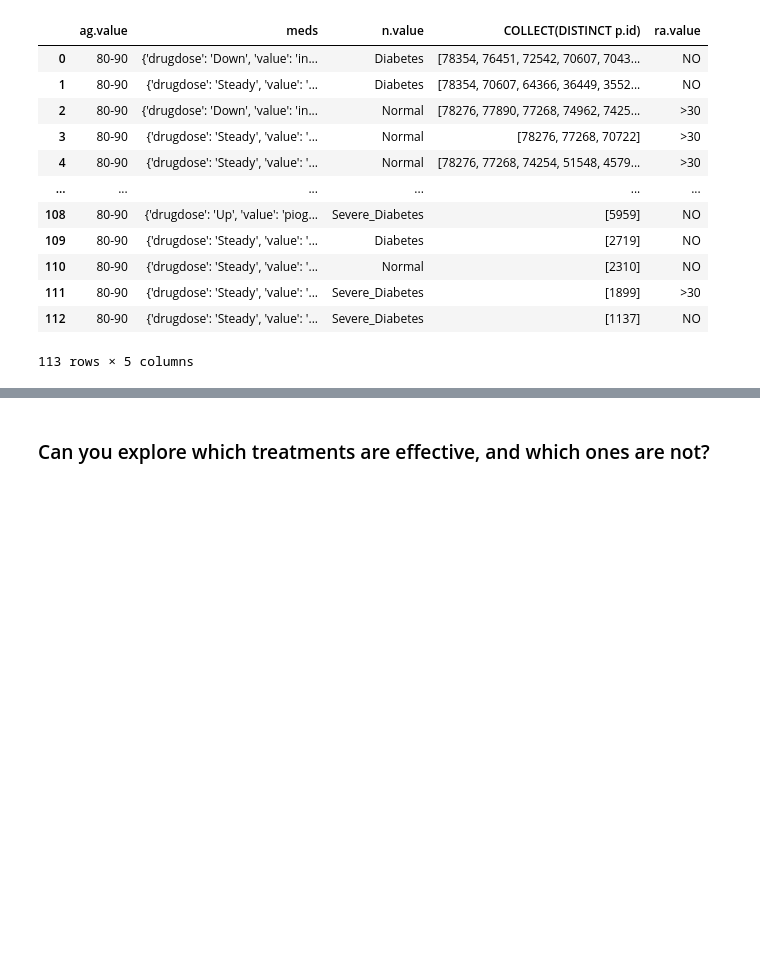
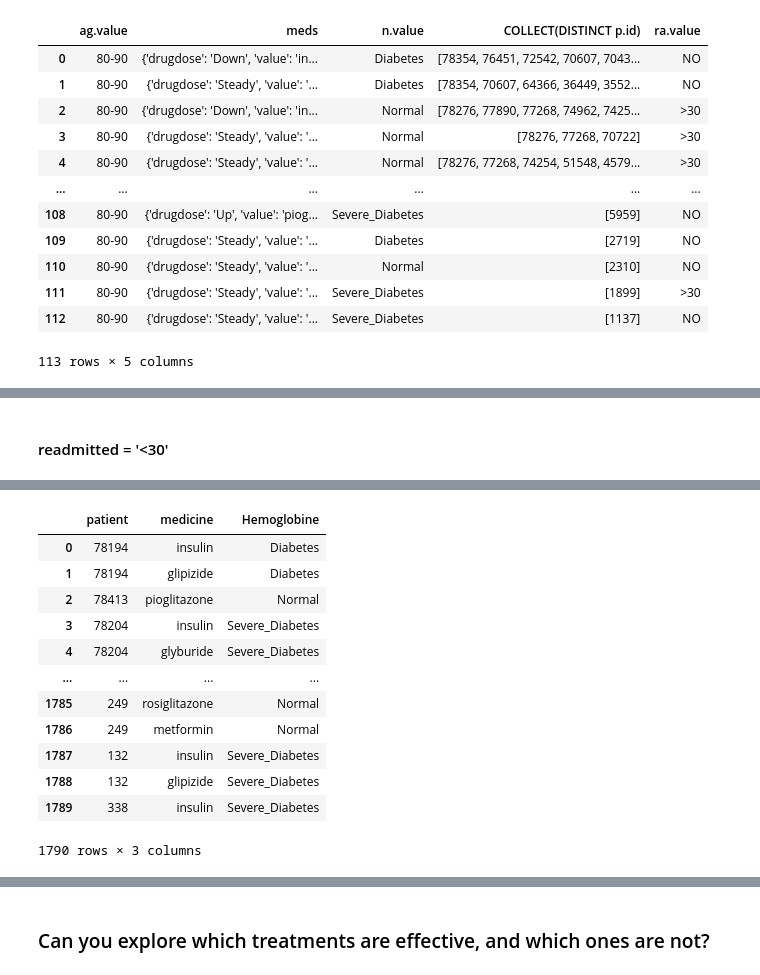
Before and after one commit to albert-kevin/SyntheticHealthData2020, a Jupyter notebook: code/notebooks/3-DataGraph.ipynb, the cells around one changed output, grey strips where cells are left out. Cells and saved outputs as stored; diff of their text form; code cells hidden in the pictures; blank space fills up the shorter version.

```diff
--- a/code/notebooks/3-DataGraph.ipynb
+++ b/code/notebooks/3-DataGraph.ipynb
@@ -388,0 +407,12 @@ Wall time: 208 ms
+# %% [markdown]
+#### readmitted = '<30'
+# %%
+%%time
+query = """
+MATCH (n:HbA1c)<-[:HBA1C_STATUS]-(p:Patient)-[:USE_MEDICINE]->(m:Medicine)
+MATCH (p)-[:RECURRENT]->(ra:Readmitted {value:'<30'})
+WHERE m.drugdose='Down' OR m.drugdose='Steady' OR m.drugedose='Up'
+RETURN p.id AS patient, m.value as medicine, n.value AS Hemoglobine
+"""
+graph.run(query).to_data_frame()
+# %% [output]
@@ -388,0 +421,13 @@ Wall time: 208 ms
+|  | patient | medicine | Hemoglobine |
+| 0 | 78194 | insulin | Diabetes |
+| 1 | 78194 | glipizide | Diabetes |
+| 2 | 78413 | pioglitazone | Normal |
+| 3 | 78204 | insulin | Severe_Diabetes |
+| 4 | 78204 | glyburide | Severe_Diabetes |
+| ... | ... | ... | ... |
+| 1785 | 249 | rosiglitazone | Normal |
+| 1786 | 249 | metformin | Normal |
+| 1787 | 132 | insulin | Severe_Diabetes |
+| 1788 | 132 | glipizide | Severe_Diabetes |
+| 1789 | 338 | insulin | Severe_Diabetes |
+1790 rows × 3 columns
```
Also changed, not shown: parts of 6 cells of this notebook, 5 other files.
